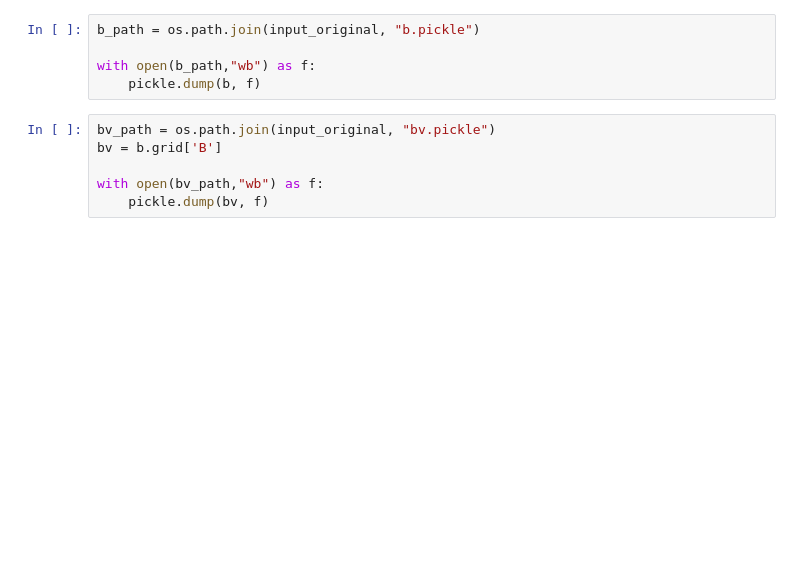
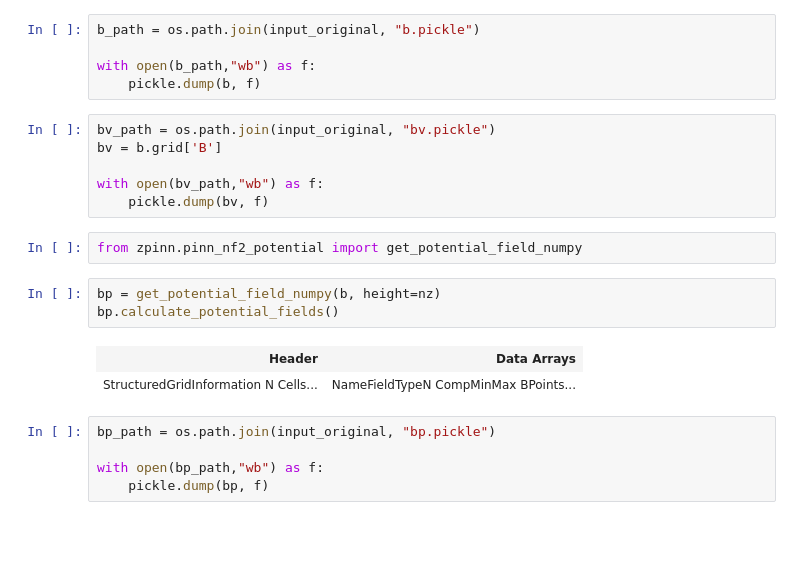
Before and after one commit to mgjeon/2023_zpinn, a Jupyter notebook: nbs/21_create_lowlou.ipynb, the cells around one changed output. Drawn from its saved outputs; the diff is of its cells as text; blank space fills up the shorter version.

```diff
--- a/nbs/21_create_lowlou.ipynb
+++ b/nbs/21_create_lowlou.ipynb
@@ -60,5 +60,18 @@ bv = b.grid['B']
 
 with open(bv_path,"wb") as f:
     pickle.dump(bv, f)
+# %%
+from zpinn.pinn_nf2_potential import get_potential_field_numpy
+# %%
+bp = get_potential_field_numpy(b, height=nz)
+bp.calculate_potential_fields()
+# %% [output]
+| Header | Data Arrays |
+| StructuredGridInformation N Cells... | NameFieldTypeN CompMinMax BPoints... |
+# %%
+bp_path = os.path.join(input_original, "bp.pickle")
+
+with open(bp_path,"wb") as f:
+    pickle.dump(bp, f)
 # %% [markdown]
 #
```
Also changed, not shown: parts of 3 cells of this notebook, 7 other files.
